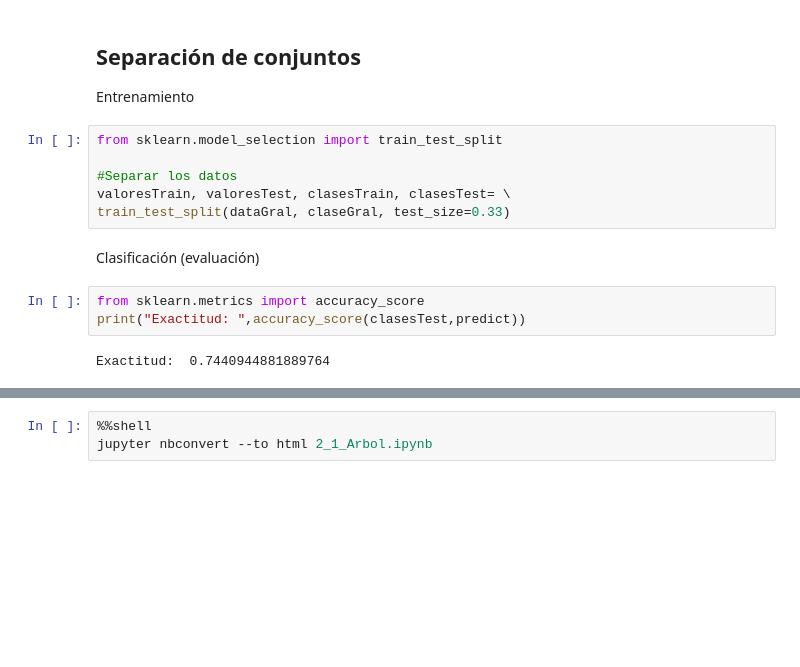
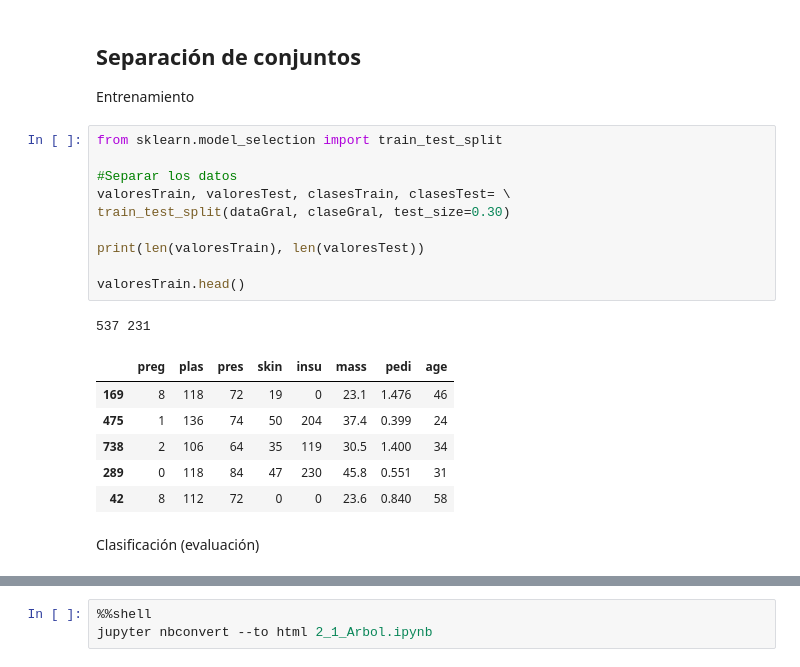
Before and after one commit to SprkSmR/ArbolC45, a Jupyter notebook: 2-1_Arbol.ipynb, the cells around one changed output, grey strips where cells are left out. Saved outputs shown, nothing was run; the diff lists cells and outputs as text; blank space fills up the shorter version.

```diff
--- a/2-1_Arbol.ipynb
+++ b/2-1_Arbol.ipynb
@@ -117,13 +117,20 @@ Entrenamiento
 # %%
 from sklearn.model_selection import train_test_split
 
 #Separar los datos
 valoresTrain, valoresTest, clasesTrain, clasesTest= \
-train_test_split(dataGral, claseGral, test_size=0.33)
+train_test_split(dataGral, claseGral, test_size=0.30)
+
+print(len(valoresTrain), len(valoresTest))
+
+valoresTrain.head()
+# %% [output]
+537 231
+|  | preg | plas | pres | skin | insu | mass | pedi | age |
+| 169 | 8 | 118 | 72 | 19 | 0 | 23.1 | 1.476 | 46 |
+| 475 | 1 | 136 | 74 | 50 | 204 | 37.4 | 0.399 | 24 |
+| 738 | 2 | 106 | 64 | 35 | 119 | 30.5 | 1.400 | 34 |
+| 289 | 0 | 118 | 84 | 47 | 230 | 45.8 | 0.551 | 31 |
+| 42 | 8 | 112 | 72 | 0 | 0 | 23.6 | 0.840 | 58 |
 # %% [markdown]
 Clasificación (evaluación)
-# %%
-from sklearn.metrics import accuracy_score
-print("Exactitud: ",accuracy_score(clasesTest,predict))
-# %% [output]
-Exactitud:  0.7440944881889764
```
Also changed, not shown: parts of 1 cell of this notebook, 1 other file.
